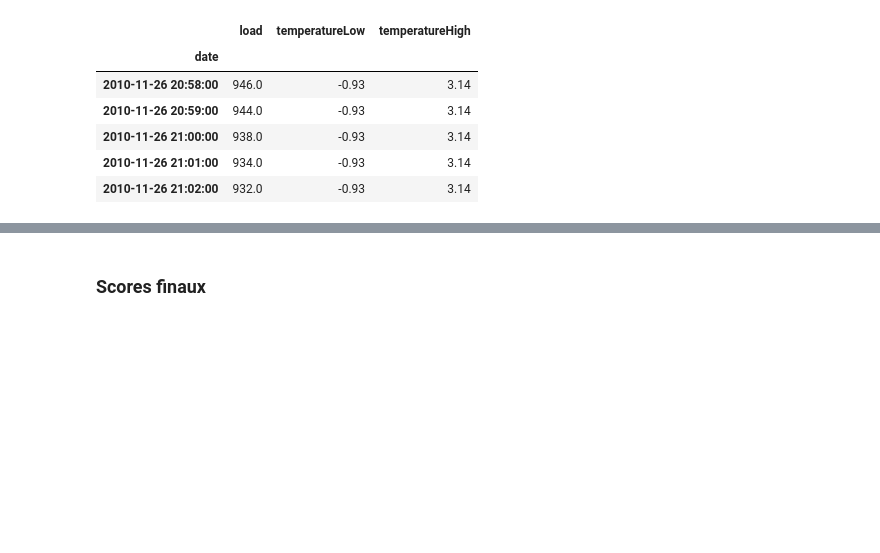
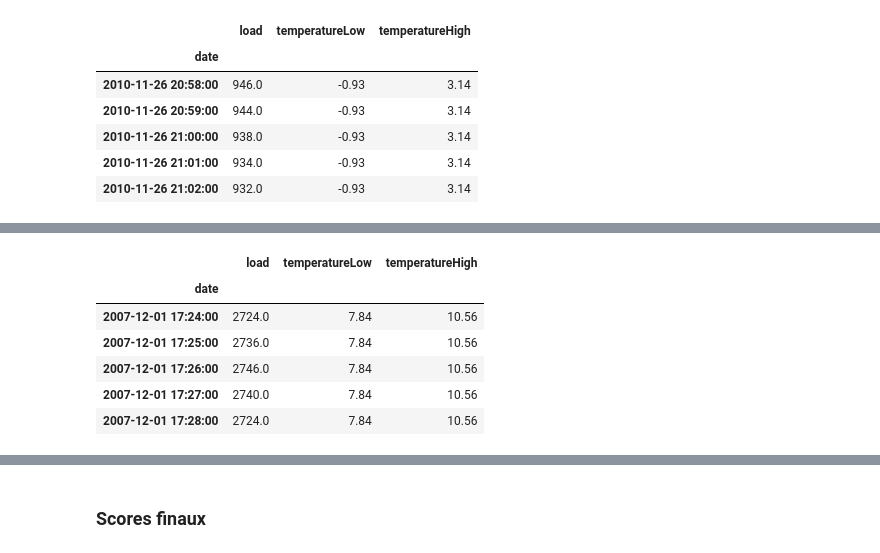
Before and after one commit to craft-ai/craft-ai-kit-energy, a Jupyter notebook: benchmark/uci_final_benchmark.ipynb, the cells around one changed output, grey strips where cells are left out. Drawn from its saved outputs; the diff is of its cells as text; code cells hidden in the pictures; blank space fills up the shorter version.

```diff
--- a/benchmark/uci_final_benchmark.ipynb
+++ b/benchmark/uci_final_benchmark.ipynb
@@ -94,0 +132,10 @@ data.tail()
+# %%
+data.head()
+# %% [output]
+|  | load | temperatureLow | temperatureHigh |
+| date |  |  |  |
+| 2007-12-01 17:24:00 | 2724.0 | 7.84 | 10.56 |
+| 2007-12-01 17:25:00 | 2736.0 | 7.84 | 10.56 |
+| 2007-12-01 17:26:00 | 2746.0 | 7.84 | 10.56 |
+| 2007-12-01 17:27:00 | 2740.0 | 7.84 | 10.56 |
+| 2007-12-01 17:28:00 | 2724.0 | 7.84 | 10.56 |
```
Also changed, not shown: parts of 8 cells of this notebook, 1 other file.
